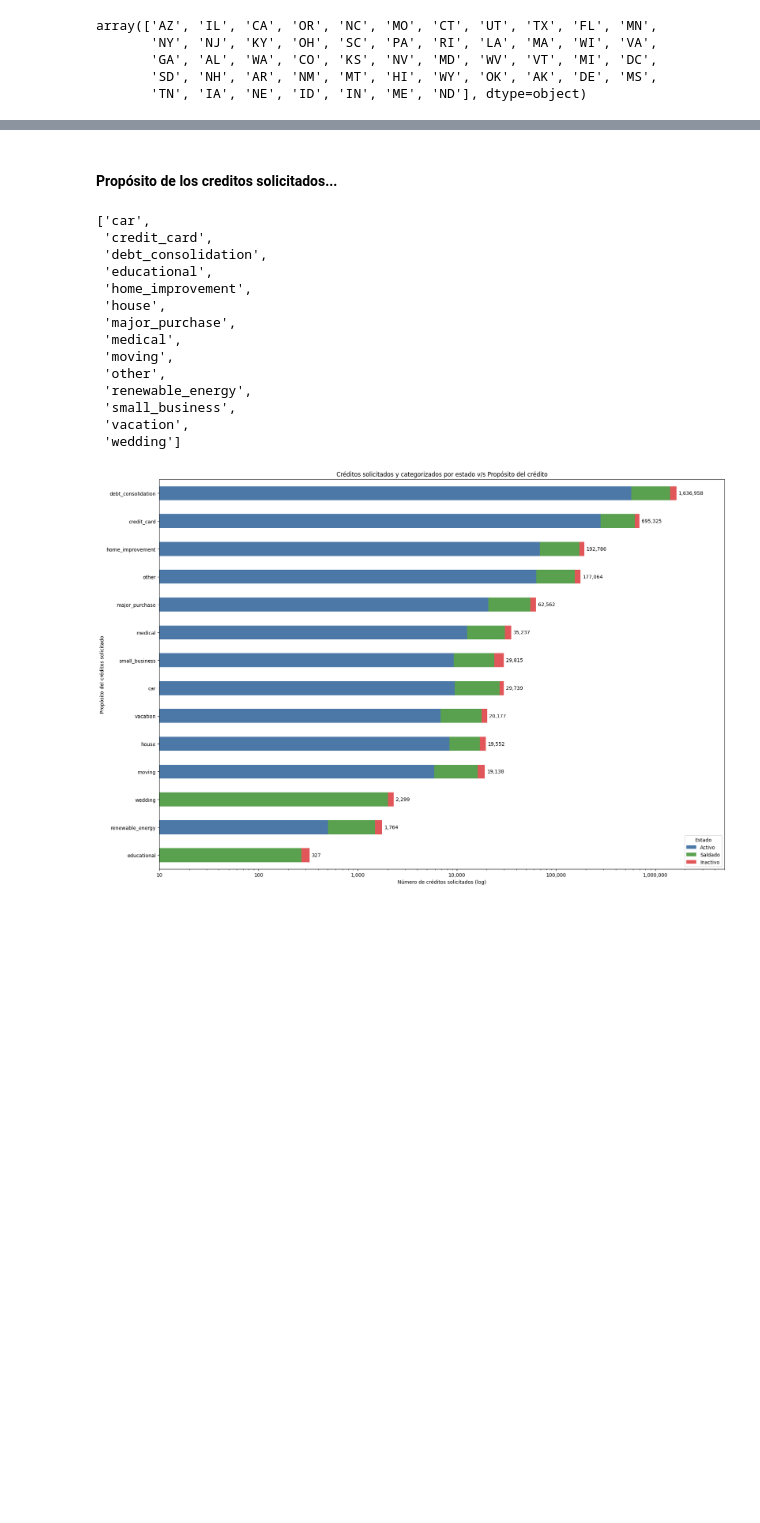
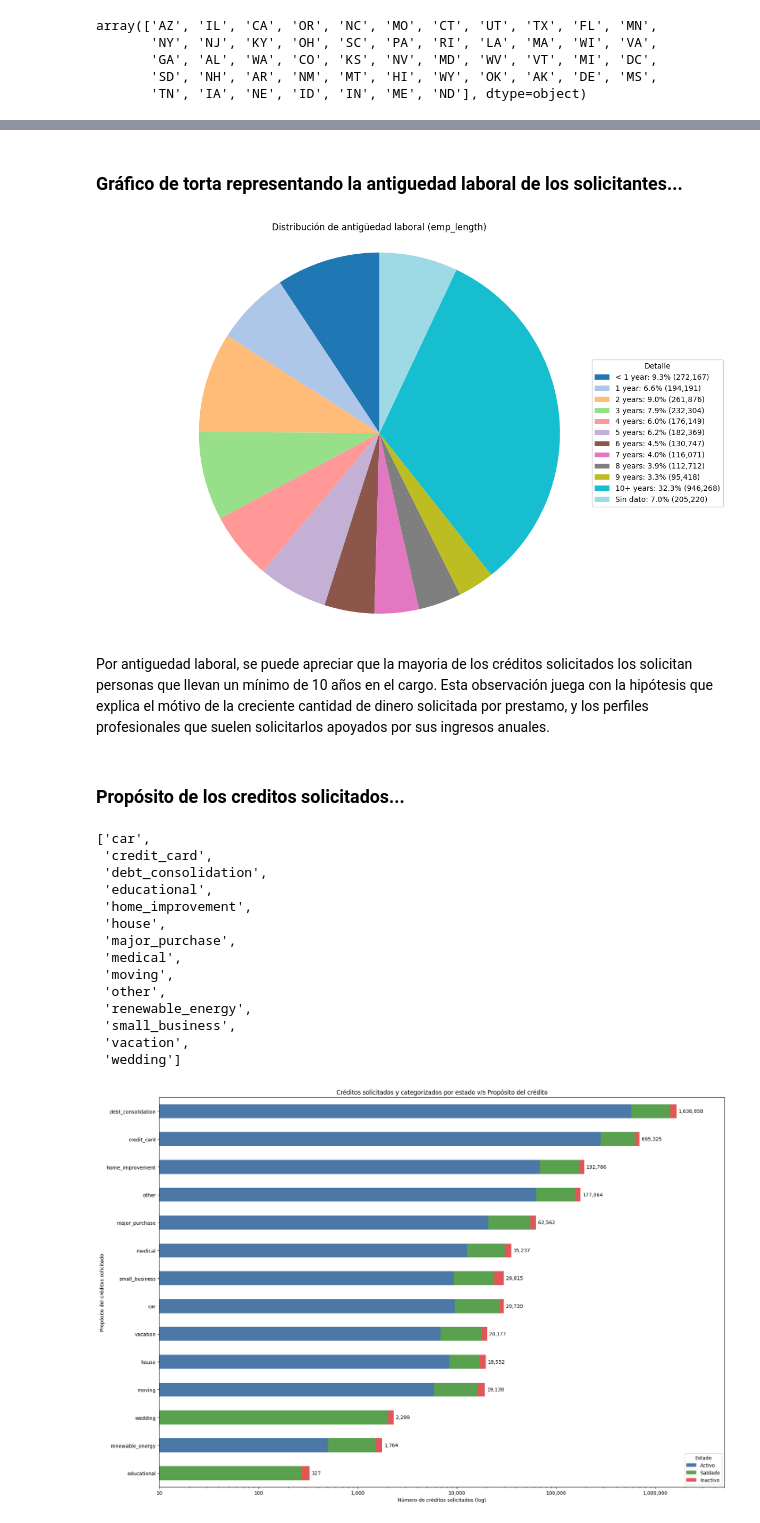
Before and after one commit to JRodric95/LendingClub-Analytic-Study-Homework, a Jupyter notebook: LENDING-CLUB-HW.ipynb, the cells around one changed output, grey strips where cells are left out. Saved outputs shown, nothing was run; the diff lists cells and outputs as text; code cells hidden in the pictures; blank space fills up the shorter version.

```diff
--- a/LENDING-CLUB-HW.ipynb
+++ b/LENDING-CLUB-HW.ipynb
@@ -753,5 +799,81 @@ plt.show()
+# %% [markdown]
+### Gráfico de torta representando la antiguedad laboral de los solicitantes...
+# %%
+# Torta: distribución de emp_length en df
+emp_length_counts = df["emp_length"].value_counts(dropna=False)
+
+# Orden personalizado de menor a mayor (NaN al final como "Sin dato")
+orden_emp = [
+    "< 1 year", "1 year", "2 years", "3 years", "4 years",
+    "5 years", "6 years", "7 years", "8 years", "9 years",
+    "10+ years", "Sin dato"
+]
+
+# Normalizar valores y convertir NaN a "Sin dato"
+emp_series = df["emp_length"].astype("string").fillna("Sin dato").replace({
+    "< 1 years": "< 1 year"   # por si aparece con esa variante
+})
+
+# Contar y ordenar según el orden definido
+emp_length_counts = (
+    emp_series.value_counts()
+    .reindex(orden_emp, fill_value=0)
+)
+
+# Si no quieres mostrar categorías con 0:
+emp_length_counts = emp_length_counts[emp_length_counts > 0]
+
+
+# Opcional: mostrar NaN como texto
+emp_length_counts.index = emp_length_counts.index.map(
+    lambda x: "Sin dato" if pd.isna(x) else x
+)
+
+# Forzar colores
+n = len(emp_length_counts)
+colors = plt.cm.tab20(np.linspace(0, 1, n))  # 20 colores distintos
+
+fig, ax_emp = plt.subplots(figsize=(12, 8))
+
+if emp_length_counts.empty:
+    ax_emp.text(0.5, 0.5, "Sin datos en 'emp_length'",
+                ha="center", va="center")
+    ax_emp.set_title("Distribución de antigüedad laboral (emp_length)")
+    ax_emp.axis("off")
+else:
+    wedges_emp, _ = ax_emp.pie(
+        emp_length_counts.values,
+        startangle=90,
+        colors=colors
+    )
+    ax_emp.set_title("Distribución de antigüedad laboral (emp_length)")
+    ax_emp.axis("equal")
+
+    total_emp = emp_length_counts.sum()
+    legend_labels_emp = [
+        f"{label}: {value/total_emp:.1%} ({value:,})"
+        for label, value in emp_length_counts.items()
+    ]
+
+    ax_emp.legend(
+        wedges_emp,
+        legend_labels_emp,
+        title="Detalle",
+        loc="center",
+        bbox_to_anchor=(1.0, 0.5),
+        frameon=True,
+        fancybox=True,
+        framealpha=0.9
+    )
+
+plt.tight_layout()
+plt.show()
+# %% [output]
+[figure, added]
+# %% [markdown]
+Por antiguedad laboral, se puede apreciar que la mayoria de los créditos solicitados los solicitan personas que llevan un mínimo de 10 años en el cargo. Esta observación juega con la hipótesis que explica el mótivo de la creciente cantidad de dinero solicitada por prestamo, y los perfiles profesionales que suelen solicitarlos apoyados por sus ingresos anuales.
 # %% [markdown]
-#### Propósito de los creditos solicitados...
+### Propósito de los creditos solicitados...
 # %%
 lista_purpose = sorted(df['purpose'].dropna().unique().tolist())
 lista_purpose
```
Also changed, not shown: parts of 11 cells of this notebook.
